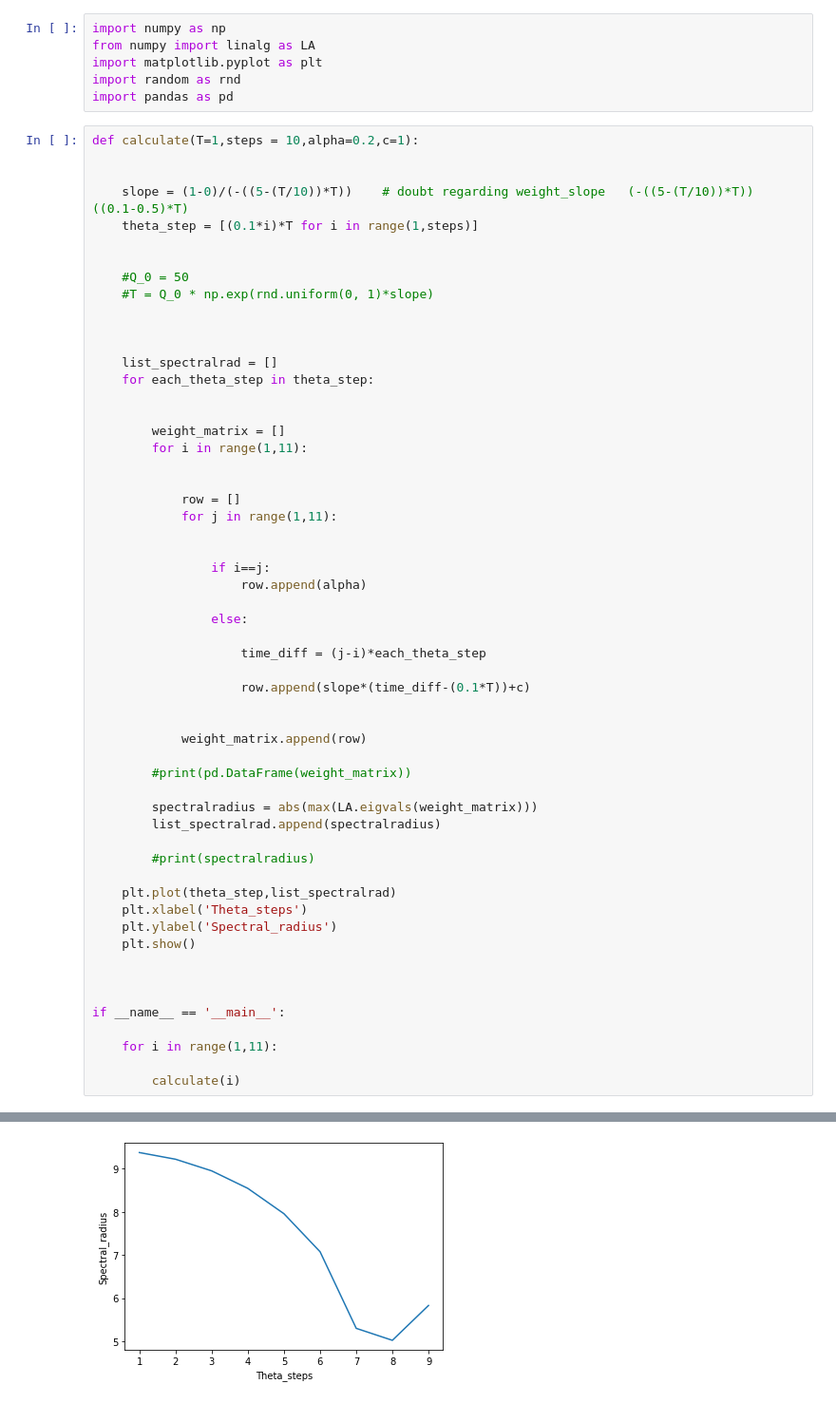
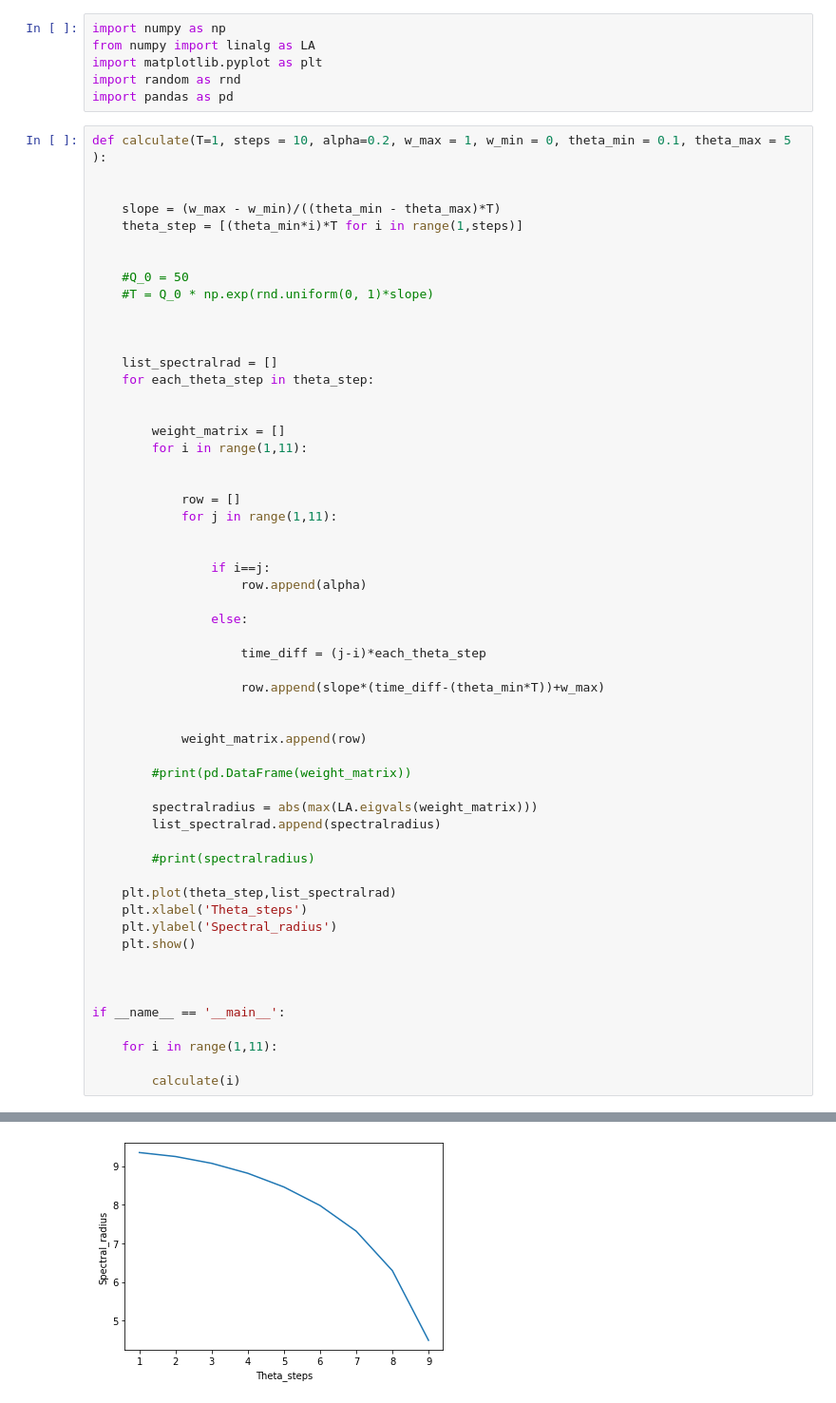
Before and after one commit to aniketmu/project, a Jupyter notebook: weight_matrix_questions.ipynb, the cells around one changed output, grey strips where cells are left out. Shown at 95% size. Saved outputs shown, nothing was run; the diff lists cells and outputs as text.

```diff
--- a/weight_matrix_questions.ipynb
+++ b/weight_matrix_questions.ipynb
@@ -5,11 +5,11 @@ import matplotlib.pyplot as plt
 import random as rnd
 import pandas as pd
 # %%
-def calculate(T=1,steps = 10,alpha=0.2,c=1):
+def calculate(T=1, steps = 10, alpha=0.2, w_max = 1, w_min = 0, theta_min = 0.1, theta_max = 5 ):
 
 
-    slope = (1-0)/(-((5-(T/10))*T))    # doubt regarding weight_slope   (-((5-(T/10))*T))  ((0.1-0.5)*T)
-    theta_step = [(0.1*i)*T for i in range(1,steps)]
+    slope = (w_max - w_min)/((theta_min - theta_max)*T)
+    theta_step = [(theta_min*i)*T for i in range(1,steps)]
 
 
     #Q_0 = 50
@@ -36,7 +36,7 @@ def calculate(T=1,steps = 10,alpha=0.2,c=1):
 
                     time_diff = (j-i)*each_theta_step
 
-                    row.append(slope*(time_diff-(0.1*T))+c)
+                    row.append(slope*(time_diff-(theta_min*T))+w_max)
 
 
             weight_matrix.append(row)
@@ -73 +73 @@ if __name__ == '__main__':
-[figure, old version]
+[figure, new version]
```
Also changed, not shown: parts of 1 cell of this notebook.
